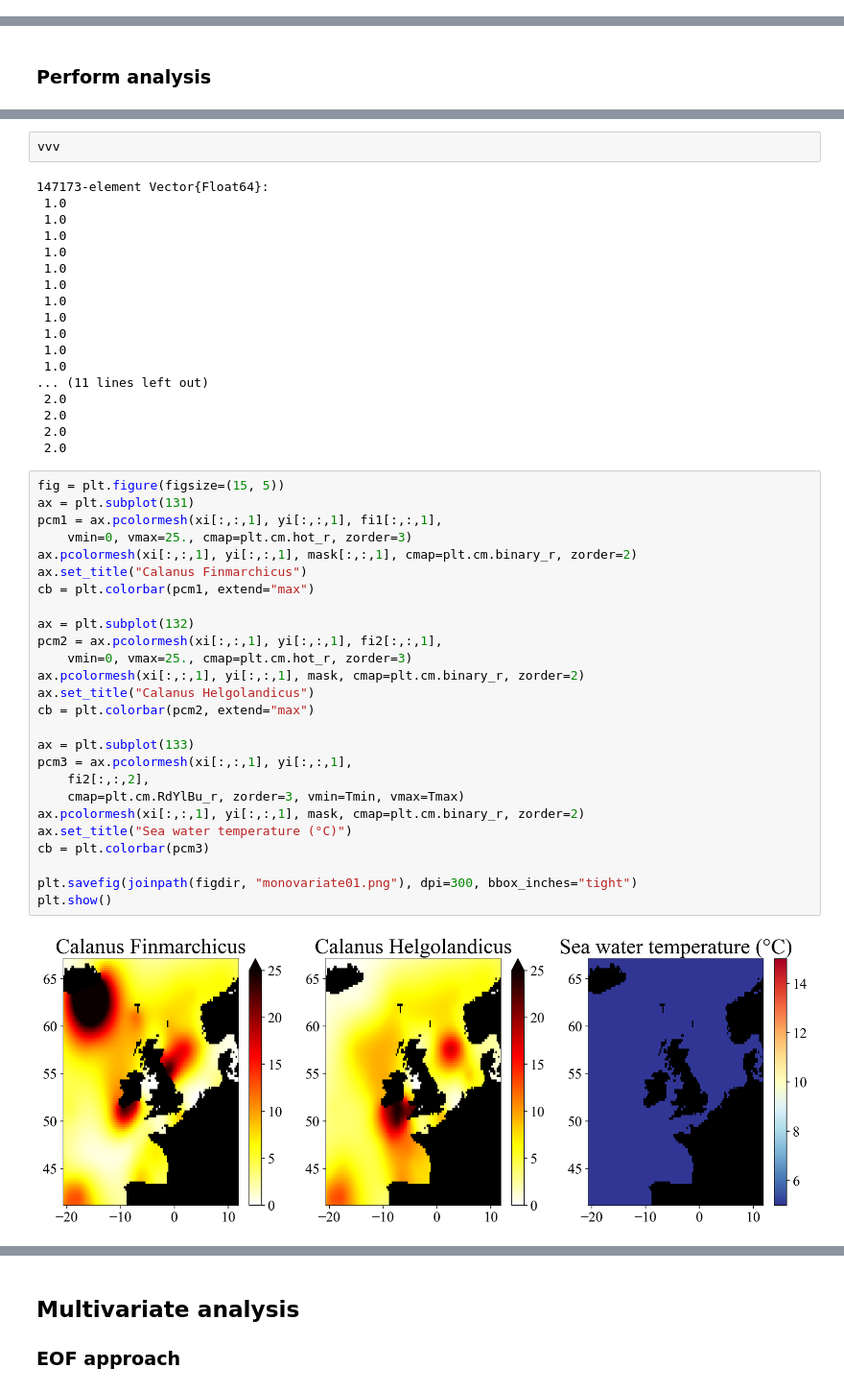
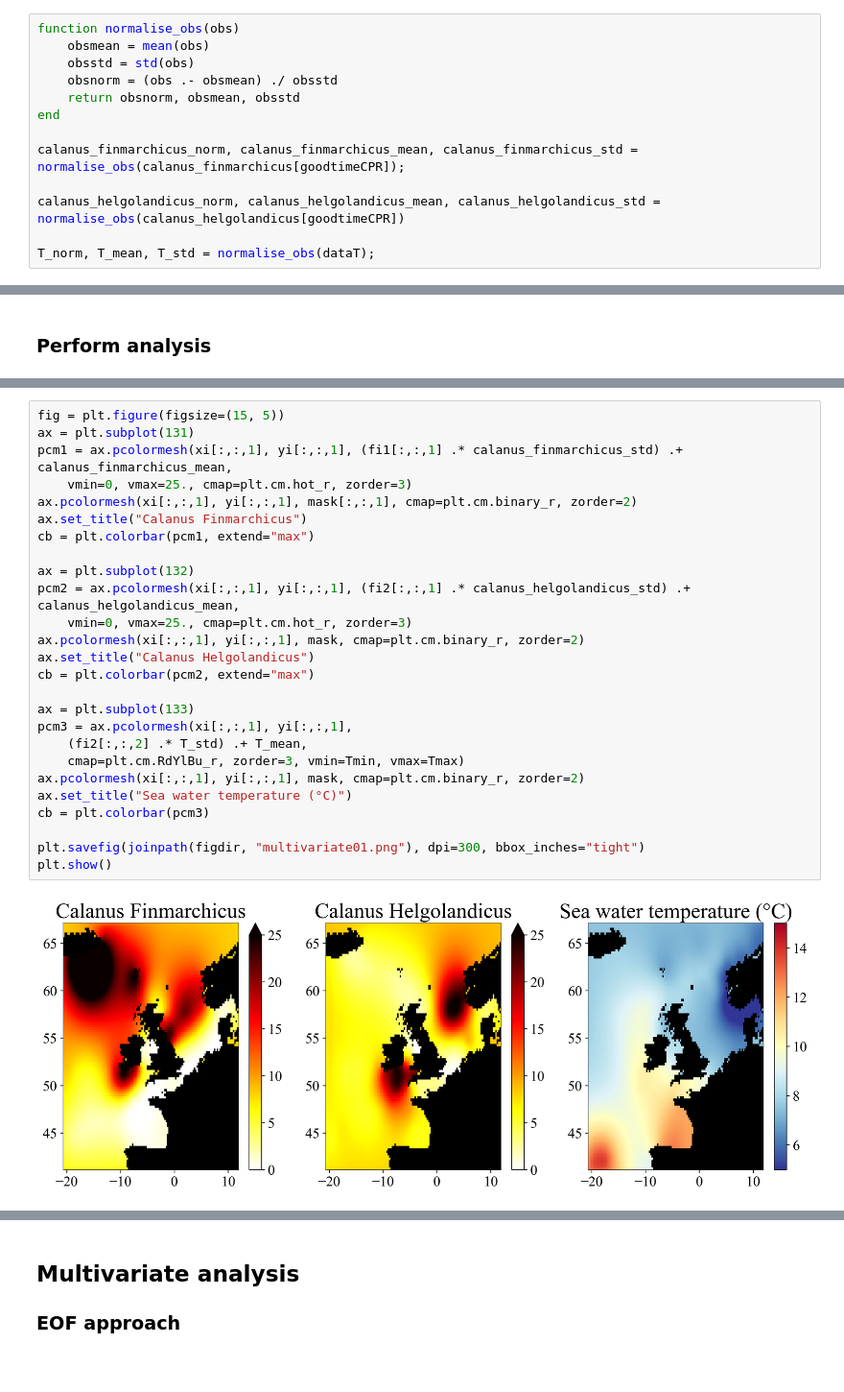
Before and after one commit to EMODnet/EMODnet-Biology-Interpolation-Calanus, a Jupyter notebook: analysis/interp_Calanus_multivariate.ipynb, the cells around one changed output, grey strips where cells are left out. Shown at 96% size. Cells and saved outputs as stored; diff of their text form; blank space fills up the shorter version.

Commit message:
multivariate analysis

```diff
--- a/analysis/interp_Calanus_multivariate.ipynb
+++ b/analysis/interp_Calanus_multivariate.ipynb
@@ -223,3 +212,18 @@ T_norm = (dataT .- T_mean) ./ T_std;
+# %%
+function normalise_obs(obs)
+    obsmean = mean(obs)
+    obsstd = std(obs)
+    obsnorm = (obs .- obsmean) ./ obsstd
+    return obsnorm, obsmean, obsstd
+end
+
+calanus_finmarchicus_norm, calanus_finmarchicus_mean, calanus_finmarchicus_std =
+normalise_obs(calanus_finmarchicus[goodtimeCPR]);
+
+calanus_helgolandicus_norm, calanus_helgolandicus_mean, calanus_helgolandicus_std =
+normalise_obs(calanus_helgolandicus[goodtimeCPR])
+
+T_norm, T_mean, T_std = normalise_obs(dataT);
 # %%
 lonmulti = vcat(lon[goodtimeCPR], lonT)
 latmulti = vcat(lat[goodtimeCPR], latT)
@@ -266,48 +250,28 @@ maskmulti[:,:,2] = mask;
-# %%
-vvv
-# %% [output]
-147173-element Vector{Float64}:
- 1.0
- 1.0
- 1.0
- 1.0
- 1.0
- 1.0
- 1.0
- 1.0
- 1.0
- 1.0
- 1.0
-... (11 lines left out)
- 2.0
- 2.0
- 2.0
- 2.0
 # %%
 fig = plt.figure(figsize=(15, 5))
 ax = plt.subplot(131)
-pcm1 = ax.pcolormesh(xi[:,:,1], yi[:,:,1], fi1[:,:,1],
+pcm1 = ax.pcolormesh(xi[:,:,1], yi[:,:,1], (fi1[:,:,1] .* calanus_finmarchicus_std) .+ calanus_finmarchicus_mean,
     vmin=0, vmax=25., cmap=plt.cm.hot_r, zorder=3)
 ax.pcolormesh(xi[:,:,1], yi[:,:,1], mask[:,:,1], cmap=plt.cm.binary_r, zorder=2)
 ax.set_title("Calanus Finmarchicus")
 cb = plt.colorbar(pcm1, extend="max")
 
 ax = plt.subplot(132)
-pcm2 = ax.pcolormesh(xi[:,:,1], yi[:,:,1], fi2[:,:,1],
+pcm2 = ax.pcolormesh(xi[:,:,1], yi[:,:,1], (fi2[:,:,1] .* calanus_helgolandicus_std) .+ calanus_helgolandicus_mean,
     vmin=0, vmax=25., cmap=plt.cm.hot_r, zorder=3)
 ax.pcolormesh(xi[:,:,1], yi[:,:,1], mask, cmap=plt.cm.binary_r, zorder=2)
 ax.set_title("Calanus Helgolandicus")
 cb = plt.colorbar(pcm2, extend="max")
 
 ax = plt.subplot(133)
 pcm3 = ax.pcolormesh(xi[:,:,1], yi[:,:,1],
-    fi2[:,:,2],
+    (fi2[:,:,2] .* T_std) .+ T_mean,
     cmap=plt.cm.RdYlBu_r, zorder=3, vmin=Tmin, vmax=Tmax)
 ax.pcolormesh(xi[:,:,1], yi[:,:,1], mask, cmap=plt.cm.binary_r, zorder=2)
 ax.set_title("Sea water temperature (°C)")
 cb = plt.colorbar(pcm3)
 
-plt.savefig(joinpath(figdir, "monovariate01.png"), dpi=300, bbox_inches="tight")
+plt.savefig(joinpath(figdir, "multivariate01.png"), dpi=300, bbox_inches="tight")
 plt.show()
 # %% [output]
-[figure, old version]
+[figure, new version]
```
Also changed, not shown: parts of 25 cells of this notebook.
